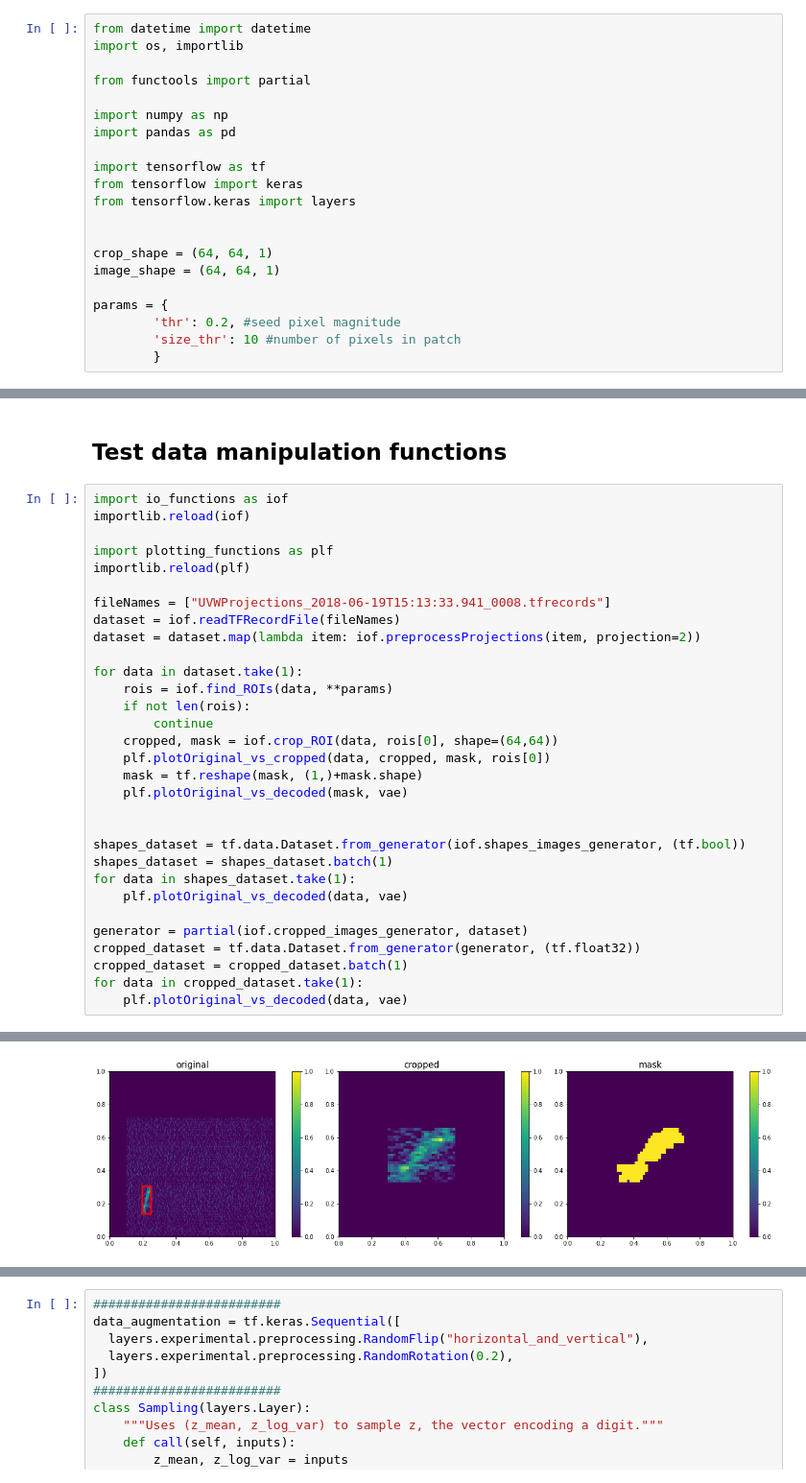
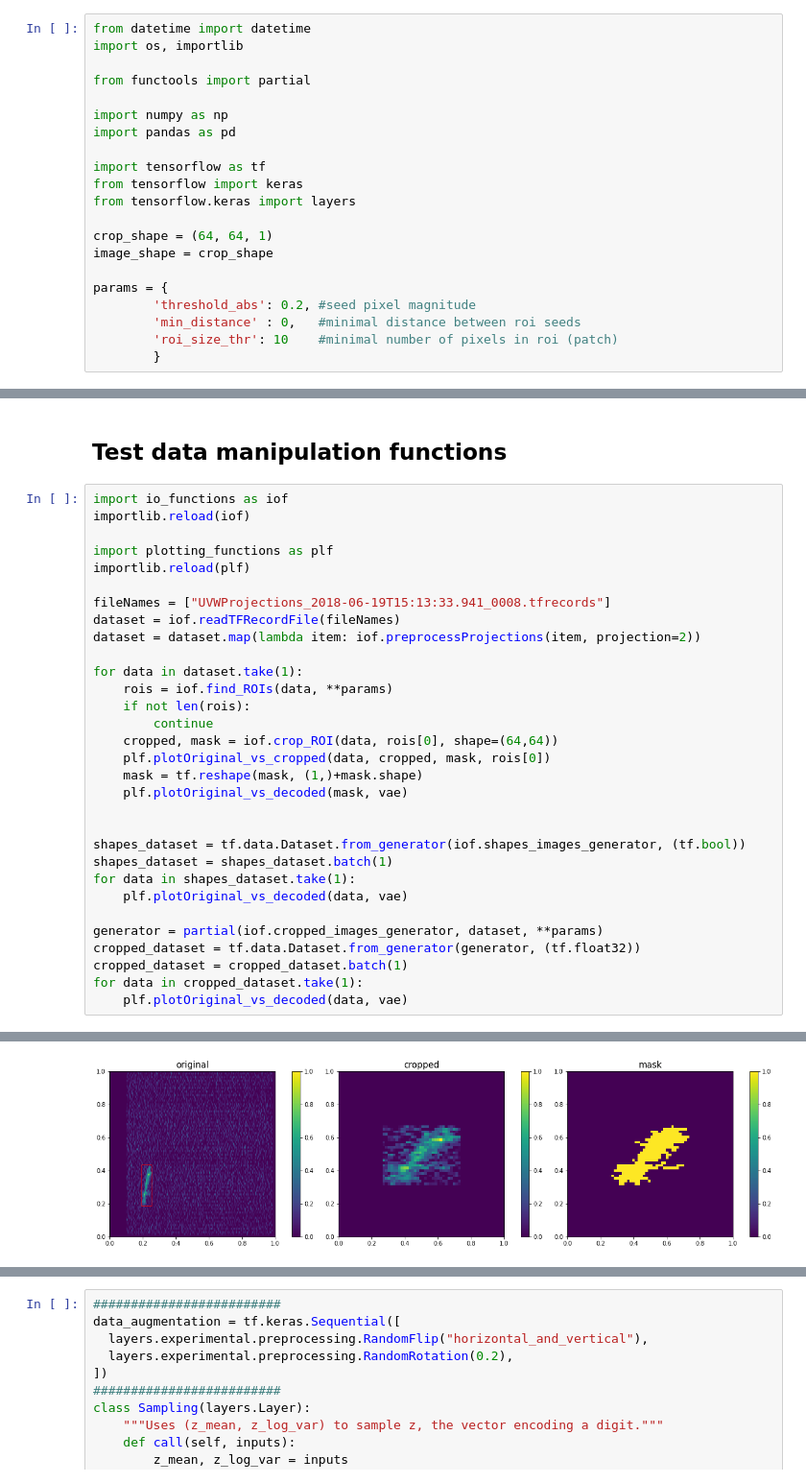
Before and after one commit to akalinow/MachineLearning, a Jupyter notebook: ELITPC/VAE_ELITPC_ROI.ipynb, the cells around one changed output, grey strips where cells are left out. Shown at 96% size. Cells and saved outputs as stored; diff of their text form.

```diff
--- a/ELITPC/VAE_ELITPC_ROI.ipynb
+++ b/ELITPC/VAE_ELITPC_ROI.ipynb
@@ -13,13 +13,13 @@ import tensorflow as tf
 from tensorflow import keras
 from tensorflow.keras import layers
 
-
 crop_shape = (64, 64, 1)
-image_shape = (64, 64, 1)
+image_shape = crop_shape
 
 params = {
-        'thr': 0.2, #seed pixel magnitude
-        'size_thr': 10 #number of pixels in patch
+        'threshold_abs': 0.2, #seed pixel magnitude
+        'min_distance' : 0,   #minimal distance between roi seeds
+        'roi_size_thr': 10    #minimal number of pixels in roi (patch)
         }
 # %% [markdown]
 ## Use mixed precision policy: 32 bits for data, 16 bits for weights to profit from TensorCores
@@ -73,7 +75,7 @@ shapes_dataset = shapes_dataset.batch(1)
 for data in shapes_dataset.take(1):
     plf.plotOriginal_vs_decoded(data, vae)
 
-generator = partial(iof.cropped_images_generator, dataset)
+generator = partial(iof.cropped_images_generator, dataset, **params)
 cropped_dataset = tf.data.Dataset.from_generator(generator, (tf.float32))
 cropped_dataset = cropped_dataset.batch(1)
 for data in cropped_dataset.take(1):
@@ -83 +85 @@ ROI: (101,18) - (127,39)
-[figure, old version]
+[figure, new version]
```
Also changed, not shown: parts of 22 cells of this notebook, 2 other files.
